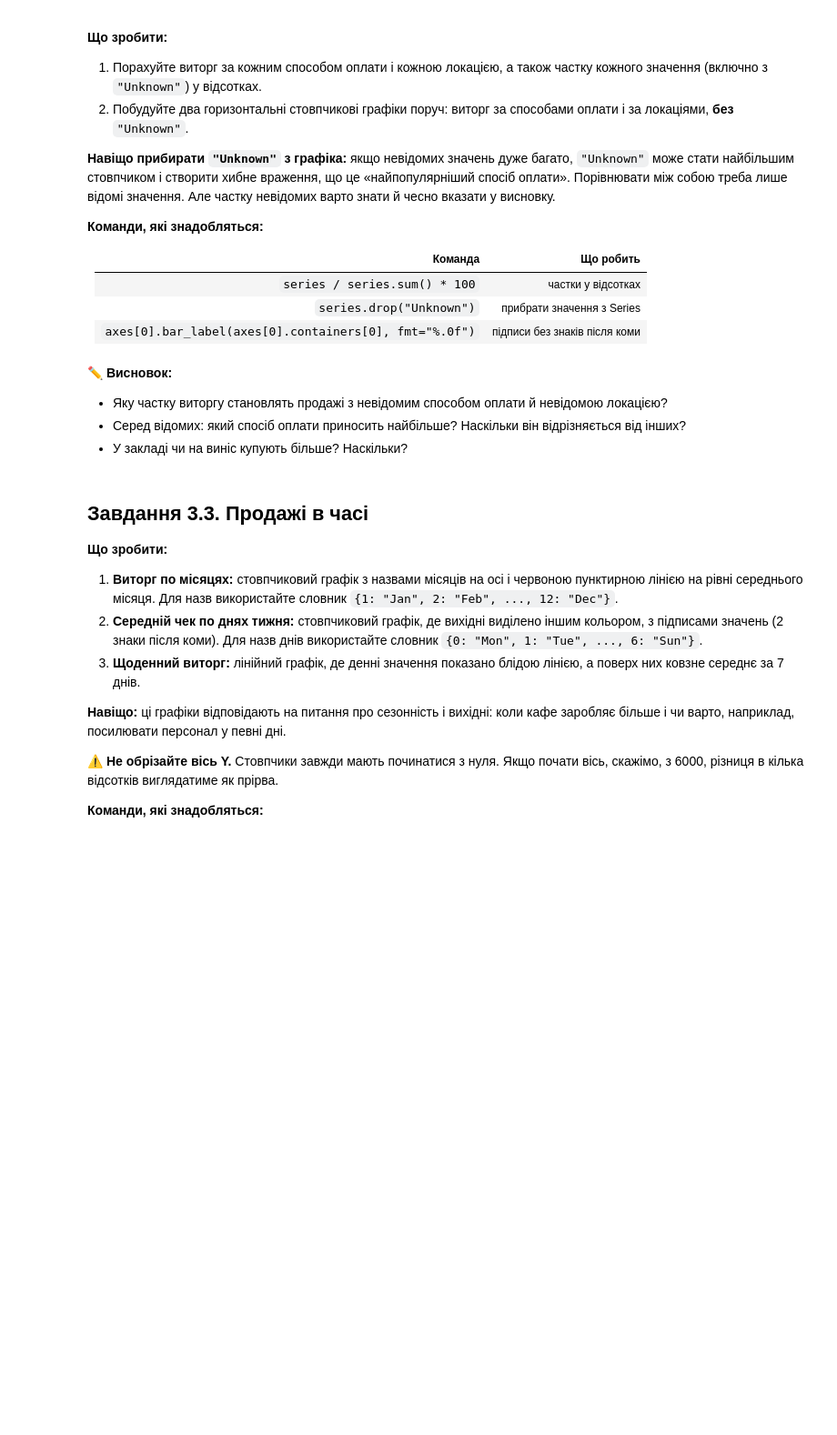
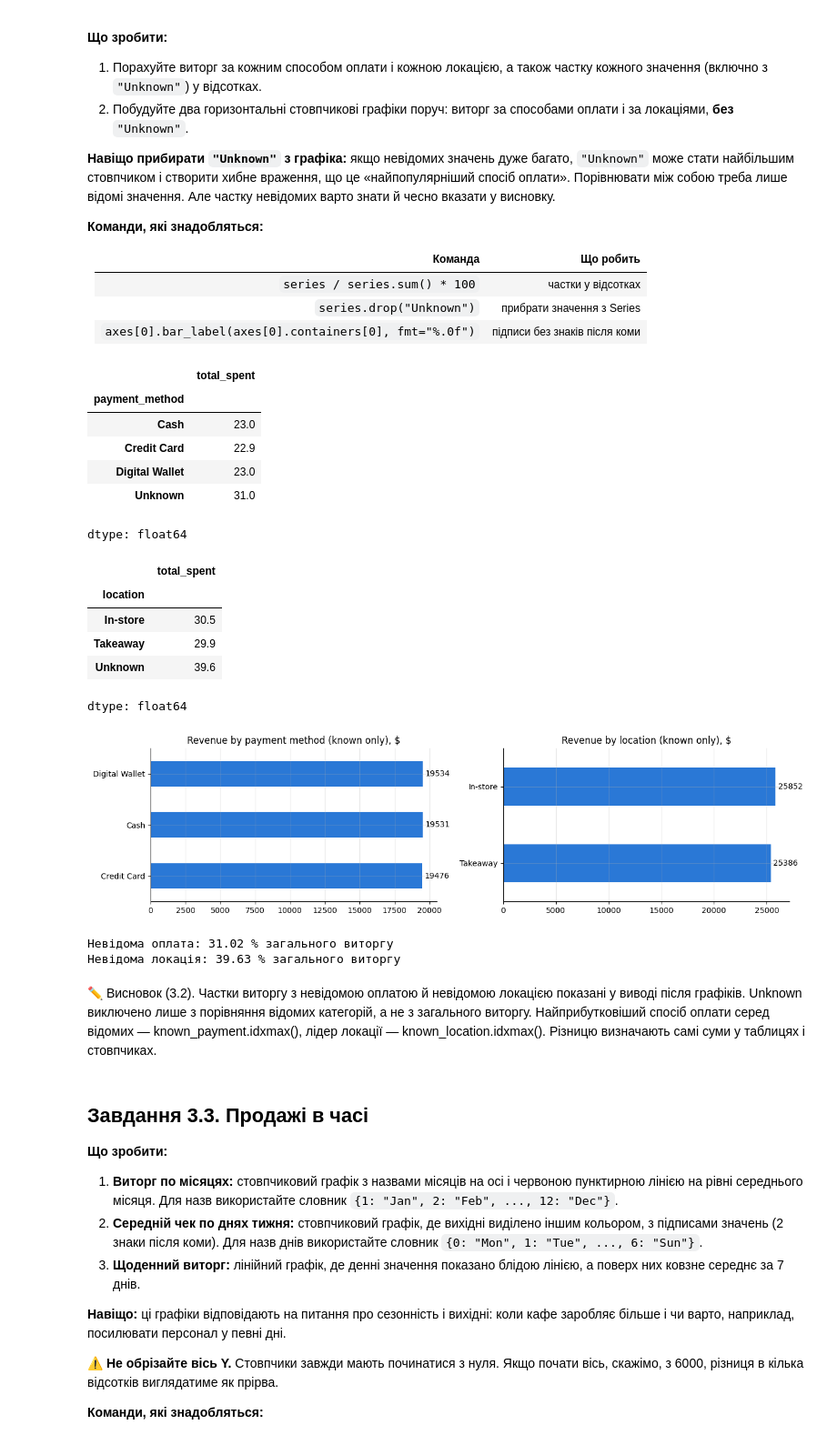
Before and after one commit to rualbonline-web/Cafe-Sales, a Jupyter notebook: Copy_of_Pandas_lesson_34_03_11_26_training_project_cafe_sales.ipynb, the cells around one changed output. Shown at 91% size. Drawn from its saved outputs; the diff is of its cells as text; code cells hidden in the pictures; blank space fills up the shorter version.

```diff
--- a/Copy_of_Pandas_lesson_34_03_11_26_training_project_cafe_sales.ipynb
+++ b/Copy_of_Pandas_lesson_34_03_11_26_training_project_cafe_sales.ipynb
@@ -369,0 +760,11 @@ Ready!
+# %%
+before = len(df)
+df = df.dropna(subset=["transaction_date", "quantity", "price_per_unit", "total_spent"]).copy()
+df["quantity"] = df["quantity"].astype(int)
+
+print("Rows removed now:", before - len(df))
+print("Rows in original:", len(df_original), "| after cleaning:", len(df))
+print("Loss, %:", round((len(df_original) - len(df)) / len(df_original) * 100, 1))
+print("Missing values left:", df.isna().sum().sum())
+
+assert df.isna().sum().sum() == 0, "Не всі пропуски оброблено"
@@ -445,8 +907,45 @@ Ready!
-# %% [markdown]
-✏️ **Висновок:**
-- Яку частку виторгу становлять продажі з невідомим способом оплати й невідомою локацією?
-- Серед відомих: який спосіб оплати приносить найбільше? Наскільки він відрізняється від інших?
-- У закладі чи на виніс купують більше? Наскільки?
+# %%
+revenue_by_payment = df.groupby("payment_method")["total_spent"].sum()
+revenue_by_location = df.groupby("location")["total_spent"].sum()
+display((revenue_by_payment / revenue_by_payment.sum() * 100).round(1))
+display((revenue_by_location / revenue_by_location.sum() * 100).round(1))
+
+known_payment = revenue_by_payment.drop("Unknown").sort_values()
+known_location = revenue_by_location.drop("Unknown").sort_values()
+
+fig, axes = plt.subplots(1, 2, figsize=(13, 3.5))
+known_payment.plot(kind="barh", ax=axes[0], color="#2a78d6")
+axes[0].bar_label(axes[0].containers[0], fmt="%.0f", padding=3)
+axes[0].set_title("Revenue by payment method (known only), $")
+axes[0].set_ylabel("")
+known_location.plot(kind="barh", ax=axes[1], color="#2a78d6")
+axes[1].bar_label(axes[1].containers[0], fmt="%.0f", padding=3)
+axes[1].set_title("Revenue by location (known only), $")
+axes[1].set_ylabel("")
+plt.tight_layout()
+plt.show()
+
+print("Невідома оплата:", round(revenue_by_payment.get("Unknown", 0)/revenue_by_payment.sum()*100, 2), "% загального виторгу")
+print("Невідома локація:", round(revenue_by_location.get("Unknown", 0)/revenue_by_location.sum()*100, 2), "% загального виторгу")
+# %% [output]
+|  | total_spent |
+| payment_method |  |
+| Cash | 23.0 |
+| Credit Card | 22.9 |
+| Digital Wallet | 23.0 |
+| Unknown | 31.0 |
+dtype: float64
+|  | total_spent |
+| location |  |
+| In-store | 30.5 |
+| Takeaway | 29.9 |
+| Unknown | 39.6 |
+dtype: float64
+[figure, added]
+Невідома оплата: 31.02 % загального виторгу
+Невідома локація: 39.63 % загального виторгу
+# %% [markdown]
+✏️ Висновок (3.2). Частки виторгу з невідомою оплатою й невідомою локацією показані у виводі після графіків. Unknown виключено лише з порівняння відомих категорій, а не з загального виторгу. Найприбутковіший спосіб оплати серед відомих — known_payment.idxmax(), лідер локації — known_location.idxmax(). Різницю визначають самі суми у таблицях і стовпчиках.
 # %% [markdown]
 ## Завдання 3.3. Продажі в часі
 
```
Also changed, not shown: parts of 58 cells of this notebook.
